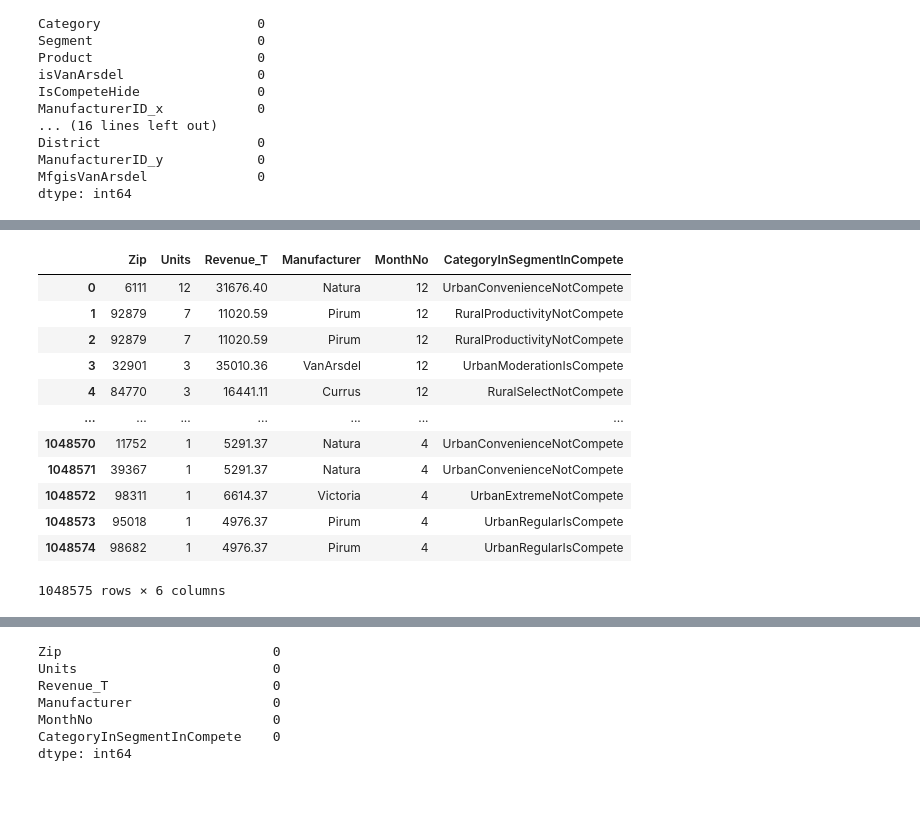
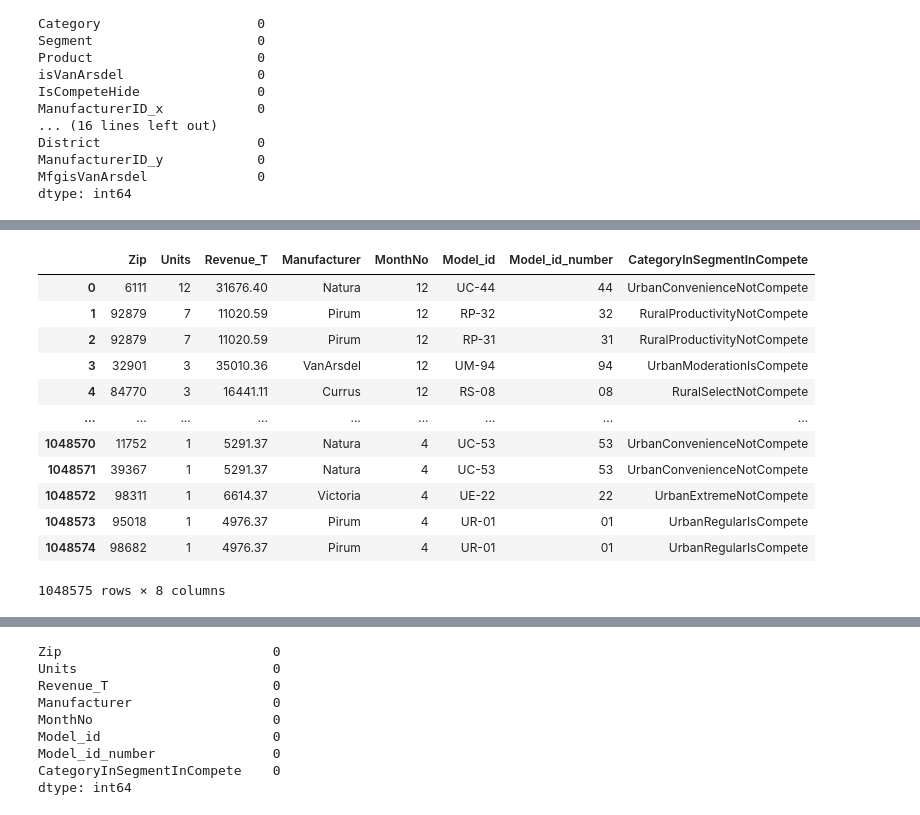
Before and after one commit to DanilVelikiy/Diplom_FinUniver_BigData, a Jupyter notebook: T4regressionV2.ipynb, the cells around one changed output, grey strips where cells are left out. Drawn from its saved outputs; the diff is of its cells as text; code cells hidden in the pictures.

Commit message:
Распарсил Product ID

```diff
--- a/T4regressionV2.ipynb
+++ b/T4regressionV2.ipynb
@@ -66,0 +69,7 @@ dtype: int64
+# %%
+# разделяю Product ID
+df[['Model_name', 'Model_id']] = df['Product'].str.split(expand=True)
+
+df[['Model_id_index', 'Model_id_number']] = df['Model_id'].str.split(pat="-", expand=True)
+
+df['Model_id_index']
@@ -67,8 +89,10 @@ dtype: int64
 # %%
-df = df4eda.copy()
 
 # удалю Product ID и Product не нужен
 df = df.drop(['ProductID', 'Product'], axis=1)
+
+# удалю Model_name и Model_id_index, они в сильной корреляции с ManufacturerID_x и Segment
+df = df.drop(['Model_name', 'Model_id_index'], axis=1)
 
 # удлаю и то что касается экспиримента по Sentiments
 df = df.drop(['Rolling Period Sort', 'Rolling Period', 'Running Months', 'RunningMonths', 'Running Year'], axis=1)
@@ -85,46 +109,46 @@ df = df.drop(['ManufacturerID_x', 'ManufacturerID_y'], axis=1)
 # из привязки ко времени оставлю только номер месяца
 df = df.drop(['Month', 'Year', 'MonthIndex', 'Quarter', 'MonthID', 'MonthName', 'Date'], axis=1)
 
 # из показател конкуретности оставлю только явную
 df = df.drop(['IsCompeteHide'], axis=1)
 
 # от корреляции между Category и Segment избавлюс, введя новую перемнную -
 # "Категория в сегменте", то есть объединю их
 df['CategoryInSegment'] = df['Category'] + df['Segment']
 df = df.drop(['Category', 'Segment'], axis = 1)
 
 # и еще есть корреляции с показателем конкурентности, его так же прикручу к "Ктегория в Сегменте"
 # и будет Категория в сегменте в конкуренции либо вне конкуренции
 сompete_cat = {
     "Yes":"IsCompete",
     "No":"NotCompete"
 }
 df['IsCompete'] = df['IsCompete'].map(сompete_cat)
 df['CategoryInSegmentInCompete'] = df['CategoryInSegment'] + df['IsCompete']
 df = df.drop(['CategoryInSegment', 'IsCompete'], axis = 1)
 
 
 # Units надо объединить, пусть будет два показателя - один и больше одного,
 # потому что очень большой перекос в сторону покпок с одним юнитом
 #units_cat = {1:"one", 2:"moreone", 3:"moreone", 4:"moreone", 5:"moreone", 6:"moreone",
 #            7:"moreone", 8:"moreone", 9:"moreone", 10:"moreone", 11:"moreone", 12:"moreone"}
 #df['Units'] = df['Units'].map(units_cat)
 
 df
 # %% [output]
-|  | Zip | Units | Revenue_T | Manufacturer | MonthNo | CategoryInSegmentInCompete |
-| 0 | 6111 | 12 | 31676.40 | Natura | 12 | UrbanConvenienceNotCompete |
-| 1 | 92879 | 7 | 11020.59 | Pirum | 12 | RuralProductivityNotCompete |
-| 2 | 92879 | 7 | 11020.59 | Pirum | 12 | RuralProductivityNotCompete |
-| 3 | 32901 | 3 | 35010.36 | VanArsdel | 12 | UrbanModerationIsCompete |
-| 4 | 84770 | 3 | 16441.11 | Currus | 12 | RuralSelectNotCompete |
-| ... | ... | ... | ... | ... | ... | ... |
-| 1048570 | 11752 | 1 | 5291.37 | Natura | 4 | UrbanConvenienceNotCompete |
-| 1048571 | 39367 | 1 | 5291.37 | Natura | 4 | UrbanConvenienceNotCompete |
-| 1048572 | 98311 | 1 | 6614.37 | Victoria | 4 | UrbanExtremeNotCompete |
-| 1048573 | 95018 | 1 | 4976.37 | Pirum | 4 | UrbanRegularIsCompete |
-| 1048574 | 98682 | 1 | 4976.37 | Pirum | 4 | UrbanRegularIsCompete |
+|  | Zip | Units | Revenue_T | Manufacturer | MonthNo | Model_id | Model_id_number | CategoryInSegmentInCompete |
+| 0 | 6111 | 12 | 31676.40 | Natura | 12 | UC-44 | 44 | UrbanConvenienceNotCompete |
+| 1 | 92879 | 7 | 11020.59 | Pirum | 12 | RP-32 | 32 | RuralProductivityNotCompete |
+| 2 | 92879 | 7 | 11020.59 | Pirum | 12 | RP-31 | 31 | RuralProductivityNotCompete |
+| 3 | 32901 | 3 | 35010.36 | VanArsdel | 12 | UM-94 | 94 | UrbanModerationIsCompete |
+| 4 | 84770 | 3 | 16441.11 | Currus | 12 | RS-08 | 08 | RuralSelectNotCompete |
+| ... | ... | ... | ... | ... | ... | ... | ... | ... |
+| 1048570 | 11752 | 1 | 5291.37 | Natura | 4 | UC-53 | 53 | UrbanConvenienceNotCompete |
+| 1048571 | 39367 | 1 | 5291.37 | Natura | 4 | UC-53 | 53 | UrbanConvenienceNotCompete |
+| 1048572 | 98311 | 1 | 6614.37 | Victoria | 4 | UE-22 | 22 | UrbanExtremeNotCompete |
+| 1048573 | 95018 | 1 | 4976.37 | Pirum | 4 | UR-01 | 01 | UrbanRegularIsCompete |
+| 1048574 | 98682 | 1 | 4976.37 | Pirum | 4 | UR-01 | 01 | UrbanRegularIsCompete |
-1048575 rows × 6 columns
+1048575 rows × 8 columns
 # %%
 profile = ProfileReport(df, title="Pandas Profiling Report")
 profile.to_notebook_iframe()
@@ -142,6 +166,8 @@ Units                         0
 Revenue_T                     0
 Manufacturer                  0
 MonthNo                       0
+Model_id                      0
+Model_id_number               0
 CategoryInSegmentInCompete    0
 dtype: int64
 # %%
```
Also changed, not shown: parts of 2 cells of this notebook.
